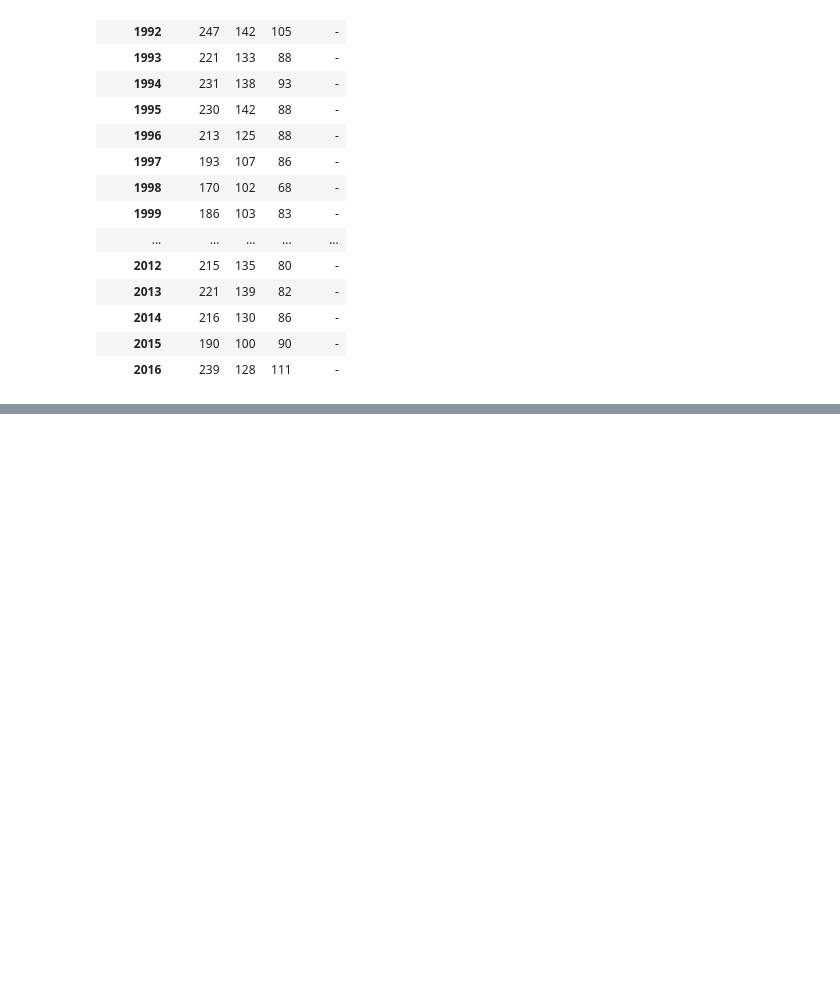
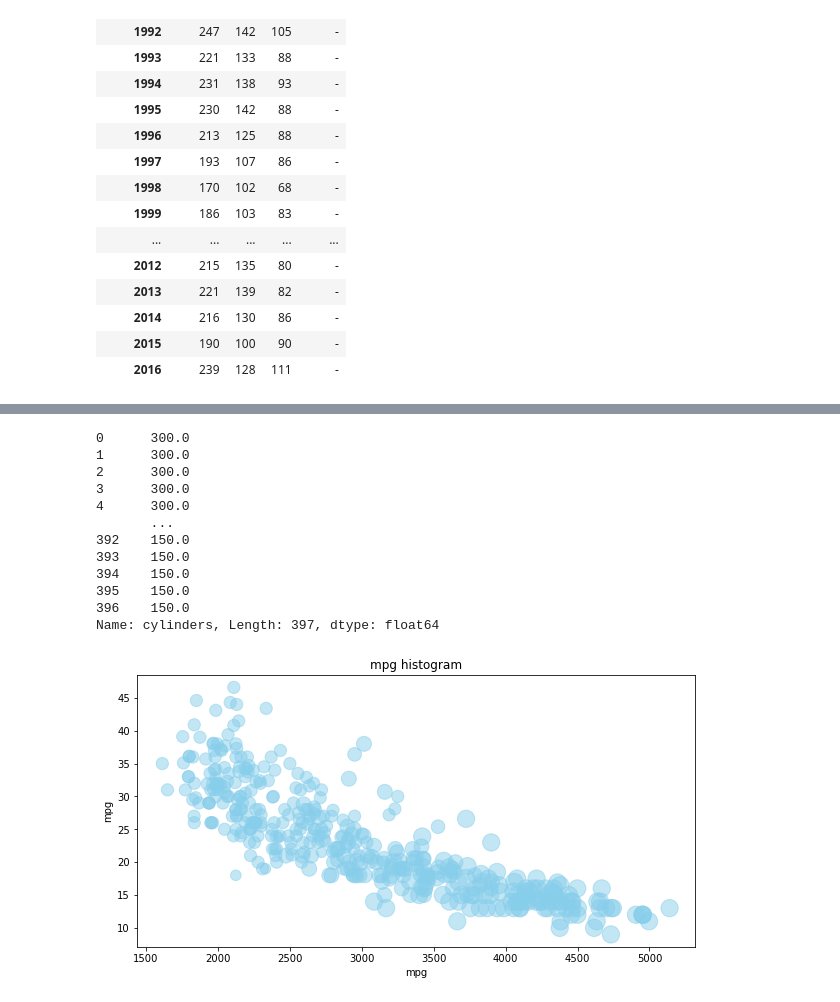
Before and after one commit to min-moon-sick/pandas_basic, a Jupyter notebook: matplotlib.ipynb, the cells around one changed output, grey strips where cells are left out. Saved outputs shown, nothing was run; the diff lists cells and outputs as text; code cells hidden in the pictures; blank space fills up the shorter version.

```diff
--- a/matplotlib.ipynb
+++ b/matplotlib.ipynb
@@ -357,0 +299,23 @@ ax2.plot(df.index, df['증감율'], ls='--', marker='o', color='red', label='전
+# %%
+# scatter cylender  : 3개의 변수로 : x = 'weight', y= 'mpg', cylender_size
+# bubble : cylenders_size로 점의 크기가 변경이 된다.
+cylender_size = df.cylinders / df.cylinders.max() * 300
+# print(cylender_size)
+df.plot(x = 'weight', y= 'mpg',kind='scatter', figsize=(10,5), alpha = 0.5, color = 'skyblue', s = cylender_size)
+plt.title('mpg histogram')
+plt.xlabel('mpg')
+plt.show()
+# %% [output]
+0      300.0
+1      300.0
+2      300.0
+3      300.0
+4      300.0
+       ...
+392    150.0
+393    150.0
+394    150.0
+395    150.0
+396    150.0
+Name: cylinders, Length: 397, dtype: float64
+[figure, added]
```
Also changed, not shown: parts of 24 cells of this notebook, 11 other files.
